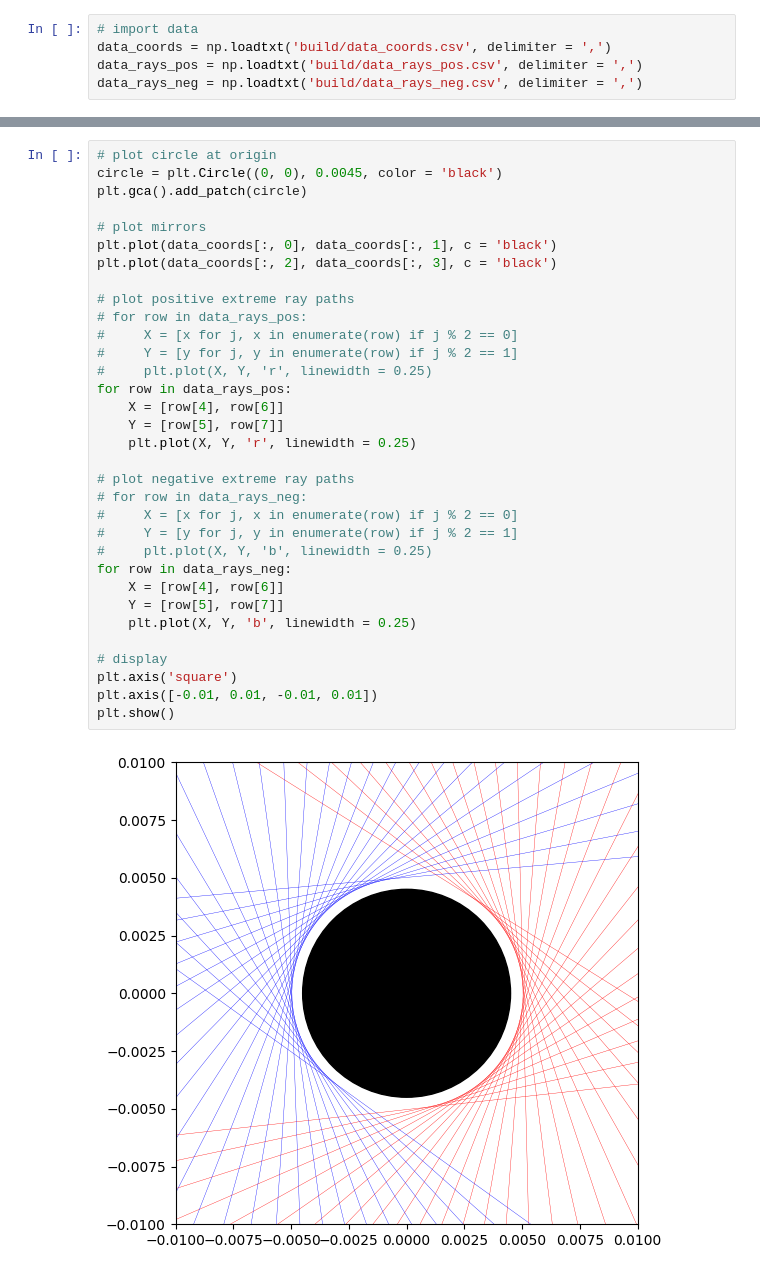
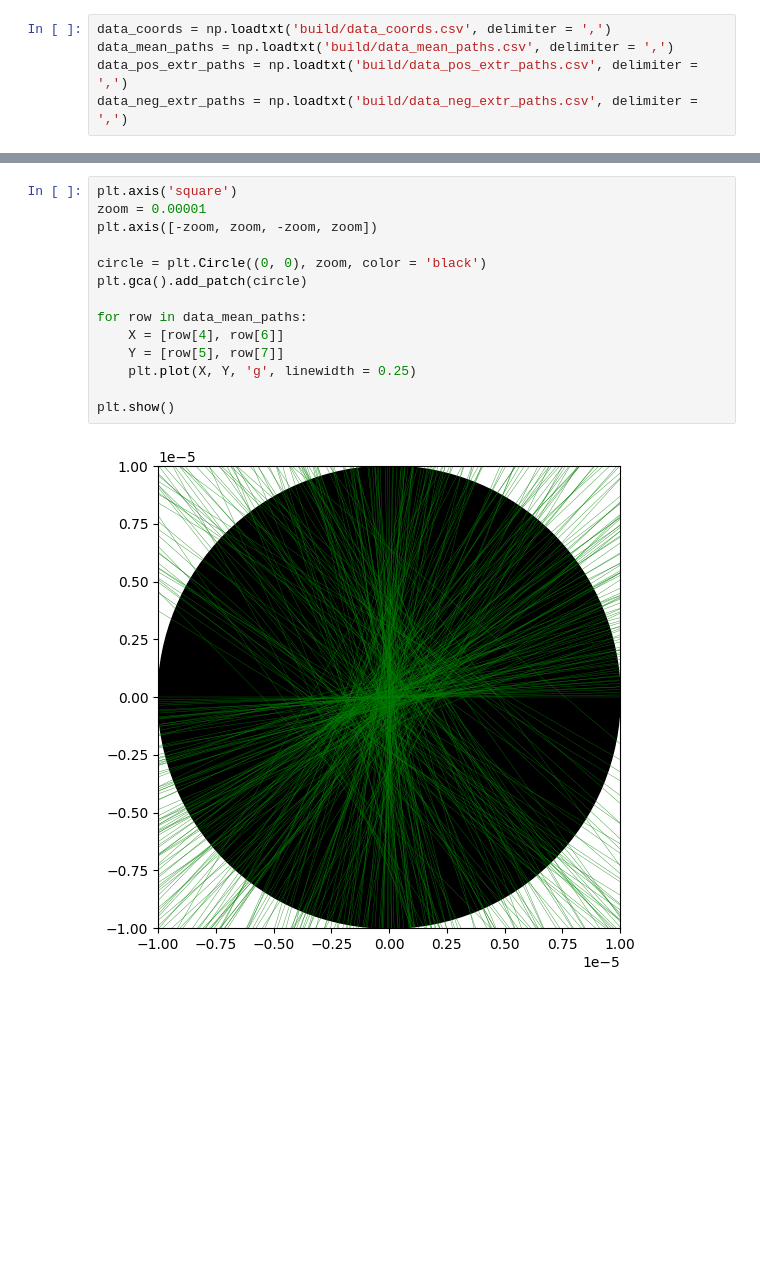
Before and after one commit to ssteinberg/solar_optical_concentrator, a Jupyter notebook: results.ipynb, the cells around one changed output, grey strips where cells are left out. Cells and saved outputs as stored; diff of their text form; blank space fills up the shorter version.

```diff
--- a/results.ipynb
+++ b/results.ipynb
@@ -5,7 +6,7 @@ import matplotlib
 import matplotlib.pyplot as plt
 matplotlib.rc('figure', figsize = (6, 6))
 # %%
-# import data
 data_coords = np.loadtxt('build/data_coords.csv', delimiter = ',')
-data_rays_pos = np.loadtxt('build/data_rays_pos.csv', delimiter = ',')
-data_rays_neg = np.loadtxt('build/data_rays_neg.csv', delimiter = ',')
+data_mean_paths = np.loadtxt('build/data_mean_paths.csv', delimiter = ',')
+data_pos_extr_paths = np.loadtxt('build/data_pos_extr_paths.csv', delimiter = ',')
+data_neg_extr_paths = np.loadtxt('build/data_neg_extr_paths.csv', delimiter = ',')
@@ -12,35 +23,16 @@ data_rays_neg = np.loadtxt('build/data_rays_neg.csv', delimiter = ',')
 # %%
-# plot circle at origin
-circle = plt.Circle((0, 0), 0.0045, color = 'black')
+plt.axis('square')
+zoom = 0.00001
+plt.axis([-zoom, zoom, -zoom, zoom])
+
+circle = plt.Circle((0, 0), zoom, color = 'black')
 plt.gca().add_patch(circle)
 
-# plot mirrors
-plt.plot(data_coords[:, 0], data_coords[:, 1], c = 'black')
-plt.plot(data_coords[:, 2], data_coords[:, 3], c = 'black')
-
-# plot positive extreme ray paths
-# for row in data_rays_pos:
-#     X = [x for j, x in enumerate(row) if j % 2 == 0]
-#     Y = [y for j, y in enumerate(row) if j % 2 == 1]
-#     plt.plot(X, Y, 'r', linewidth = 0.25)
-for row in data_rays_pos:
+for row in data_mean_paths:
     X = [row[4], row[6]]
     Y = [row[5], row[7]]
-    plt.plot(X, Y, 'r', linewidth = 0.25)
+    plt.plot(X, Y, 'g', linewidth = 0.25)
 
-# plot negative extreme ray paths
-# for row in data_rays_neg:
-#     X = [x for j, x in enumerate(row) if j % 2 == 0]
-#     Y = [y for j, y in enumerate(row) if j % 2 == 1]
-#     plt.plot(X, Y, 'b', linewidth = 0.25)
-for row in data_rays_neg:
-    X = [row[4], row[6]]
-    Y = [row[5], row[7]]
-    plt.plot(X, Y, 'b', linewidth = 0.25)
-
-# display
-plt.axis('square')
-plt.axis([-0.01, 0.01, -0.01, 0.01])
 plt.show()
 # %% [output]
-[figure, old version]
+[figure, new version]
```
Also changed, not shown: parts of 7 cells of this notebook, 1 other file.
